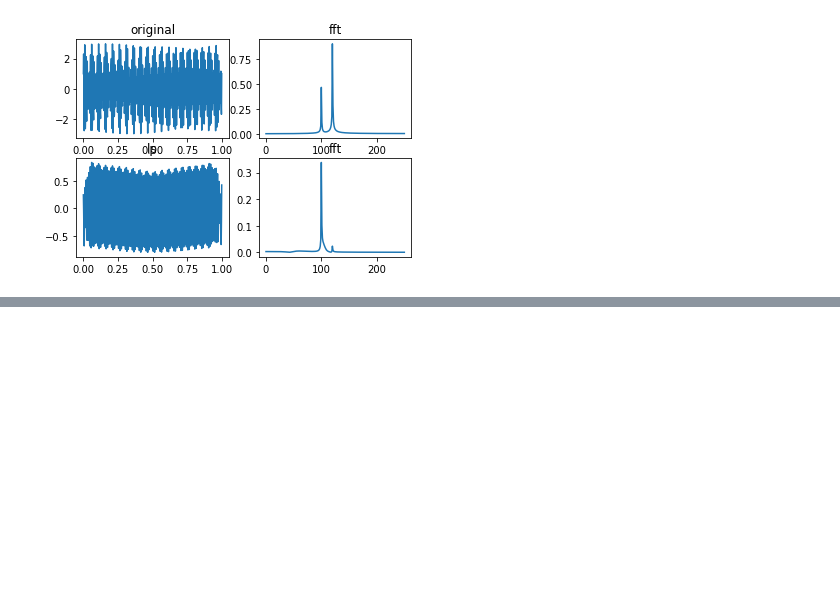
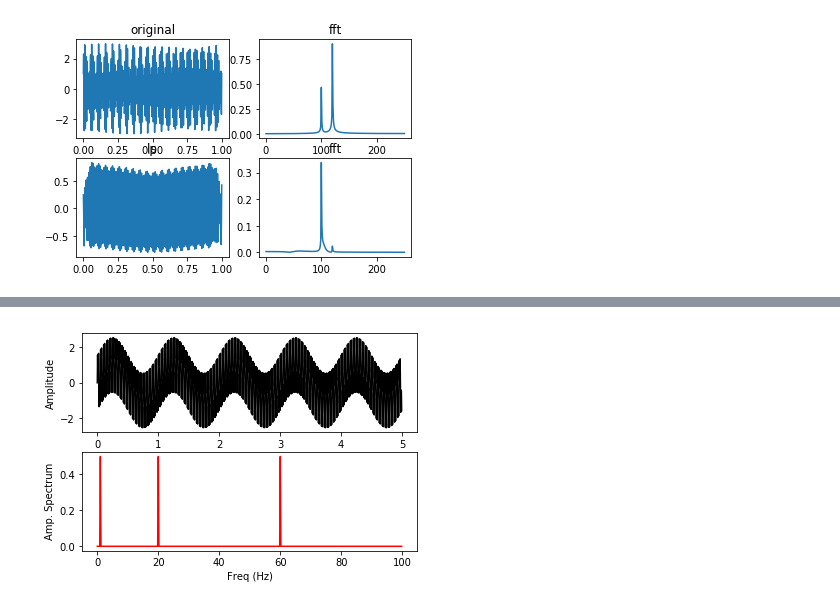
Before and after one commit to shuaimuyao/opensrc, a Jupyter notebook: jupyter_src/opencv/cv2_imgchg_20181128.ipynb, the cells around one changed output, grey strips where cells are left out. Saved outputs shown, nothing was run; the diff lists cells and outputs as text; code cells hidden in the pictures; blank space fills up the shorter version.

```diff
--- a/jupyter_src/opencv/cv2_imgchg_20181128.ipynb
+++ b/jupyter_src/opencv/cv2_imgchg_20181128.ipynb
@@ -407,0 +427,9 @@ pl.show()
+# %%
+# 将其与频率为 20 和 60 的波叠加起来
+x2 = np.sin(2 * np.pi * 20 * time)
+x3 = np.sin(2 * np.pi * 60 * time)
+x += x2 + x3
+y = np.fft.fft(x)
+show(x, y)
+# %% [output]
+[figure, added]
```
Also changed, not shown: parts of 17 cells of this notebook, 2 other files.
